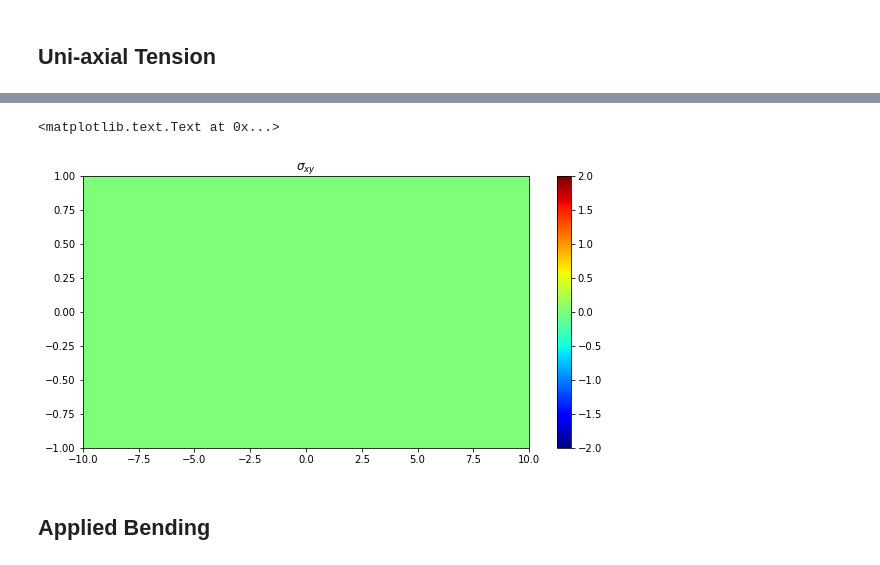
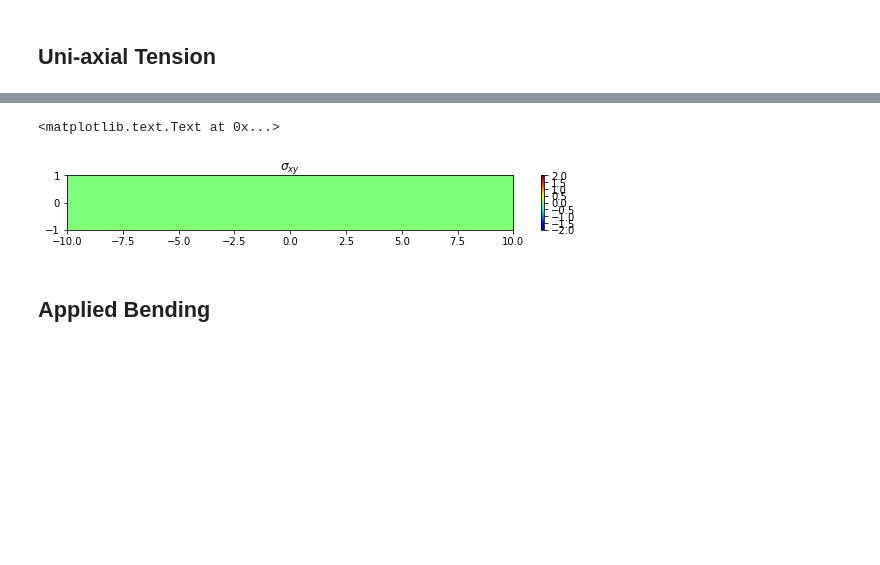
Before and after one commit to ndaman/continuum, a Jupyter notebook: Airy Stress Demos.ipynb, the cells around one changed output, grey strips where cells are left out. Saved outputs shown, nothing was run; the diff lists cells and outputs as text; code cells hidden in the pictures; blank space fills up the shorter version.

```diff
--- a/Airy Stress Demos.ipynb
+++ b/Airy Stress Demos.ipynb
@@ -52,11 +52,11 @@ plt.title('$\sigma_{yy}$')
 # %%
-fig = plt.figure(figsize=(10,5))
+fig = plt.figure(figsize=(10,1))
 plt.pcolormesh(xx,yy,sxy,cmap='jet',vmin=-2,vmax=2)
 plt.colorbar()
 plt.title('$\sigma_{xy}$')
 # %% [output]
 <matplotlib.text.Text at 0x...>
-[figure, old version]
+[figure, new version]
 # %% [markdown]
 ## Applied Bending
 # %%
```
Also changed, not shown: parts of 11 cells of this notebook.
